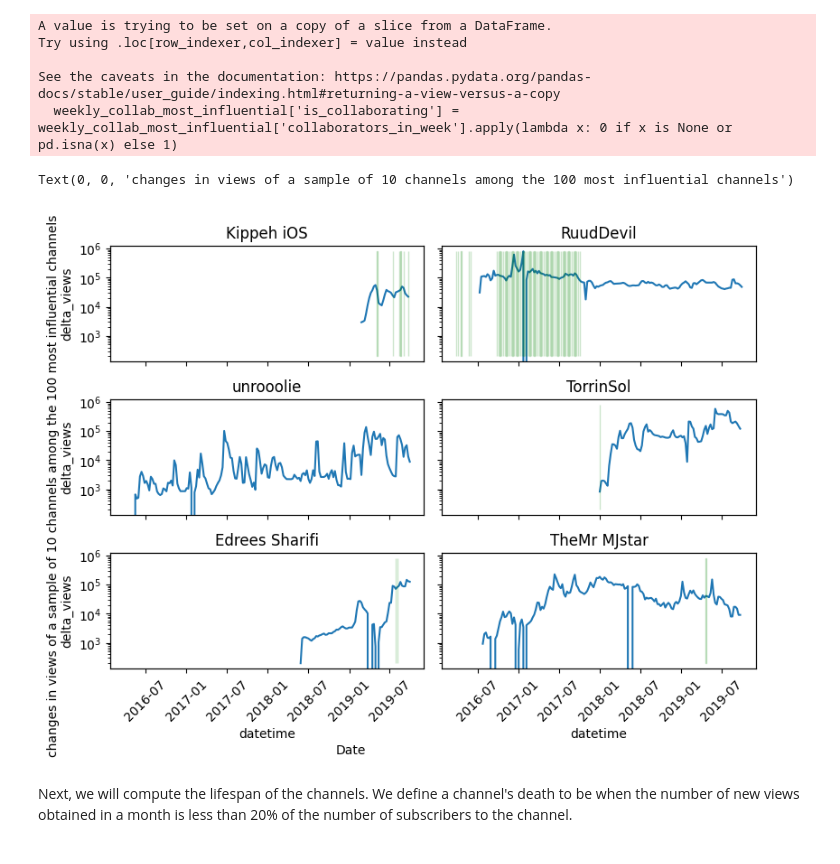
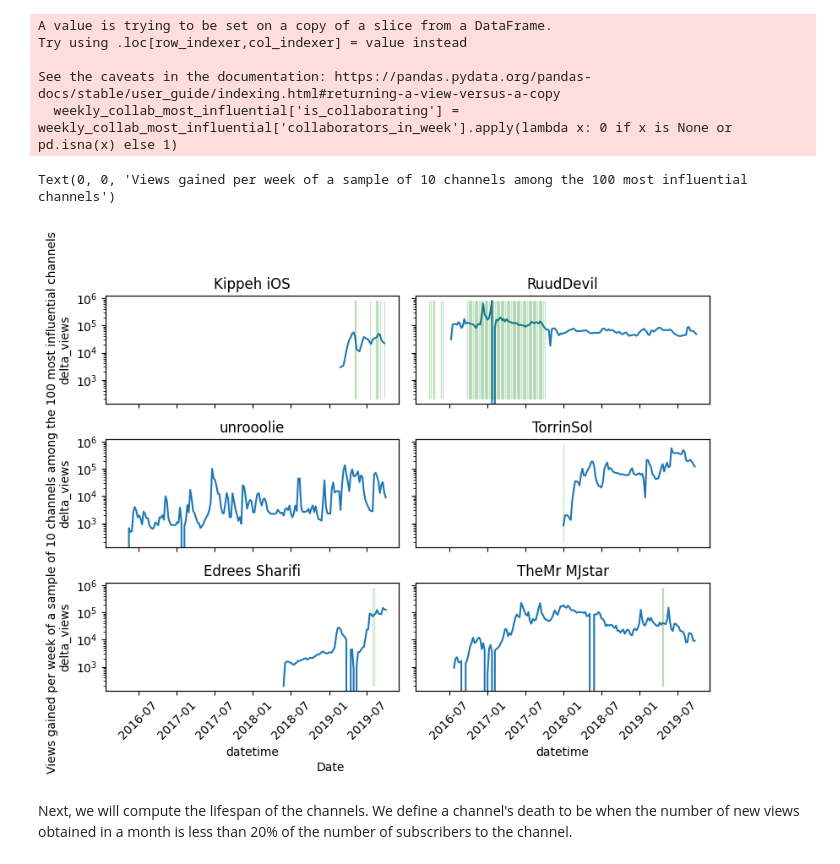
Before and after one commit to epfl-ada/ada-2023-project-adacadabra, a Jupyter notebook: Research q 4.ipynb, the cells around one changed output. Drawn from its saved outputs; the diff is of its cells as text; code cells hidden in the pictures.

```diff
--- a/Research q 4.ipynb
+++ b/Research q 4.ipynb
@@ -292,7 +300,7 @@ for i in range(9):
     # plot timeseries of changes in number of views a channel has
     sns.lineplot(x = 'datetime', y = 'delta_views', data = grouped.loc[indexed_channels[i]], ax=sbplt)
     sbplt.set_yscale('log')
-    sbplt.set_title("Channel statistics for " + channel_id_to_name_dict.get(indexed_channels[i]))
+    sbplt.set_title(channel_id_to_name_dict.get(indexed_channels[i]))
     sbplt.tick_params(axis='x', labelrotation=45)
 
     sbplt2 = sbplt.twinx()
@@ -308,5 +316,5 @@ for i in range(9):
 fig.tight_layout()
 
 fig.text(0.4,0, "Date")
-fig.text(0,0.6, "changes in views", rotation = 90)
+fig.text(0,0.6, "Views gained per week", rotation = 90)
 # %% [output]
@@ -341,35 +349,35 @@ See the caveats in the documentation: https://pandas.pydata.org/pandas-docs/stab
 # %%
 # plot graph of changes in views of the sample of 10 from the 100 most influenctial channels with collaboration data
 
 fig, ax = plt.subplots(3,2,figsize= (8,6), sharey = True, sharex = True)
 
 for i in range(6):
 
     sbplt = ax[i%3, math.floor(i/3)]
 
     # plot timeseries of changes in number of views a channel has
     sns.lineplot(x = 'datetime', y = 'delta_views', data = most_influential_grouped.loc[indexed_influential_channels[i]], ax=sbplt)
     sbplt.set_yscale('log')
     sbplt.set_title(channel_id_to_name_dict.get(indexed_influential_channels[i]))
     sbplt.tick_params(axis='x', labelrotation=45)
 
     sbplt2 = sbplt.twinx()
 
     # plot collaboration binary timeline
     # plot green for collaboration in the week
     s1 = weekly_collab_most_influential[ (weekly_collab_most_influential['is_collaborating'] == 1) & (weekly_collab_most_influential['channel_id'] == indexed_influential_channels[i])]
     inxval = matplotlib.dates.date2num(weekly_collab_most_influential[(weekly_collab_most_influential['is_collaborating'] == 1) & (weekly_collab_most_influential['channel_id'] == indexed_influential_channels[i])]['Year-Week'].apply(lambda d: datetime.datetime.strptime(d + '-1', '%Y-%W-%w')))
     times= list(zip(inxval, np.ones(len(s1))))
     plt.yticks([])
     sbplt2.broken_barh(times, (0, 100), color="green", alpha = 0.2)
 
 fig.tight_layout()
 
 fig.text(0.4,0, "Date")
-fig.text(0,0, "changes in views of a sample of 10 channels among the 100 most influential channels", rotation = 90)
+fig.text(0,0, "Views gained per week of a sample of 10 channels among the 100 most influential channels", rotation = 90)
 # %% [output]
-Text(0, 0, 'changes in views of a sample of 10 channels among the 100 most influential channels')
+Text(0, 0, 'Views gained per week of a sample of 10 channels among the 100 most influential channels')
-[figure, old version]
+[figure, new version]
 # %% [markdown]
 Next, we will compute the lifespan of the channels. We define a channel's death to be when the number of new views obtained in a month is less than 20% of the number of subscribers to the channel.
 # %%
```
Also changed, not shown: parts of 5 cells of this notebook.
